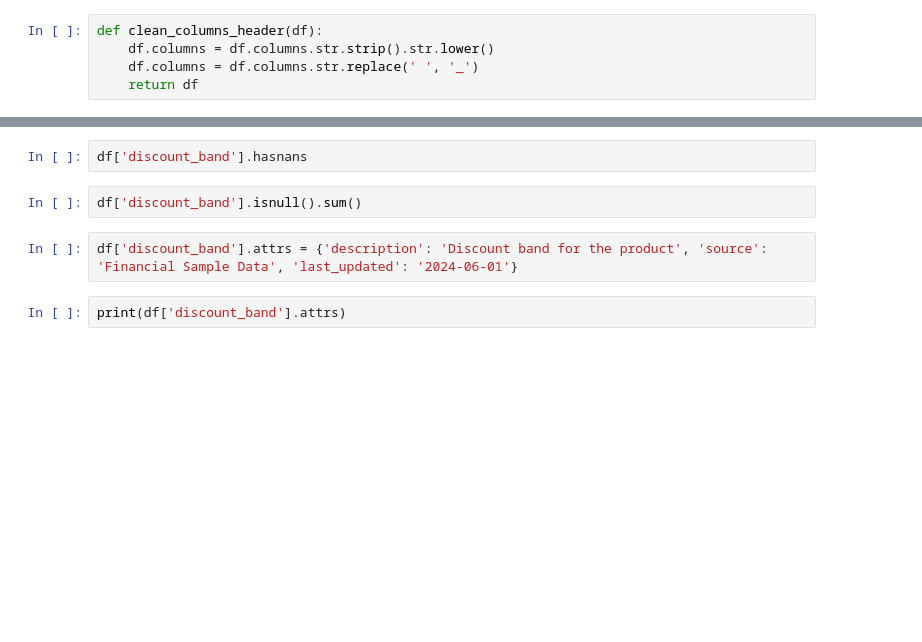
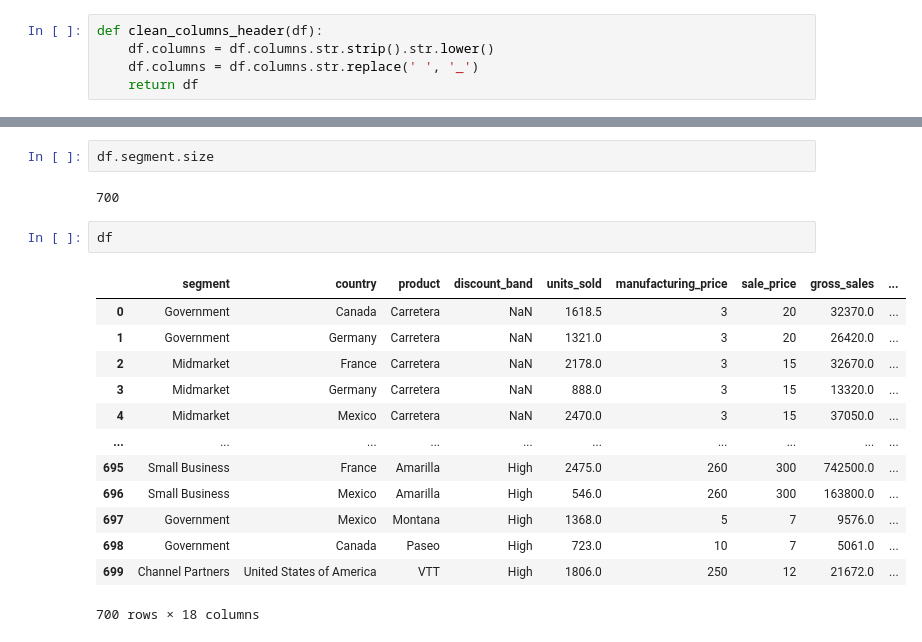
Before and after one commit to UthmanAdeyanju/studybook-python-for-finance-and-data-science, a Jupyter notebook: python_pandas_data_analysis/1_series_df_series/1_pandas_series_structure.ipynb, the cells around one changed output, grey strips where cells are left out. Drawn from its saved outputs; the diff is of its cells as text; blank space fills up the shorter version.

```diff
--- a/python_pandas_data_analysis/1_series_df_series/1_pandas_series_structure.ipynb
+++ b/python_pandas_data_analysis/1_series_df_series/1_pandas_series_structure.ipynb
@@ -43,8 +156,20 @@ df['gross_sales'].values[:10].tolist()
-# %%
-df['discount_band'].hasnans
-# %%
-df['discount_band'].isnull().sum()
-# %%
-df['discount_band'].attrs = {'description': 'Discount band for the product', 'source': 'Financial Sample Data', 'last_updated': '2024-06-01'}
-# %%
-print(df['discount_band'].attrs)
+# %%
+df.segment.size
+# %% [output]
+700
+# %%
+df
+# %% [output]
+|  | segment | country | product | discount_band | units_sold | manufacturing_price | sale_price | gross_sales | ... |
+| 0 | Government | Canada | Carretera | NaN | 1618.5 | 3 | 20 | 32370.0 | ... |
+| 1 | Government | Germany | Carretera | NaN | 1321.0 | 3 | 20 | 26420.0 | ... |
+| 2 | Midmarket | France | Carretera | NaN | 2178.0 | 3 | 15 | 32670.0 | ... |
+| 3 | Midmarket | Germany | Carretera | NaN | 888.0 | 3 | 15 | 13320.0 | ... |
+| 4 | Midmarket | Mexico | Carretera | NaN | 2470.0 | 3 | 15 | 37050.0 | ... |
+| ... | ... | ... | ... | ... | ... | ... | ... | ... | ... |
+| 695 | Small Business | France | Amarilla | High | 2475.0 | 260 | 300 | 742500.0 | ... |
+| 696 | Small Business | Mexico | Amarilla | High | 546.0 | 260 | 300 | 163800.0 | ... |
+| 697 | Government | Mexico | Montana | High | 1368.0 | 5 | 7 | 9576.0 | ... |
+| 698 | Government | Canada | Paseo | High | 723.0 | 10 | 7 | 5061.0 | ... |
+| 699 | Channel Partners | United States of America | VTT | High | 1806.0 | 250 | 12 | 21672.0 | ... |
+700 rows × 18 columns
```
Also changed, not shown: parts of 14 cells of this notebook, 3 other files.
